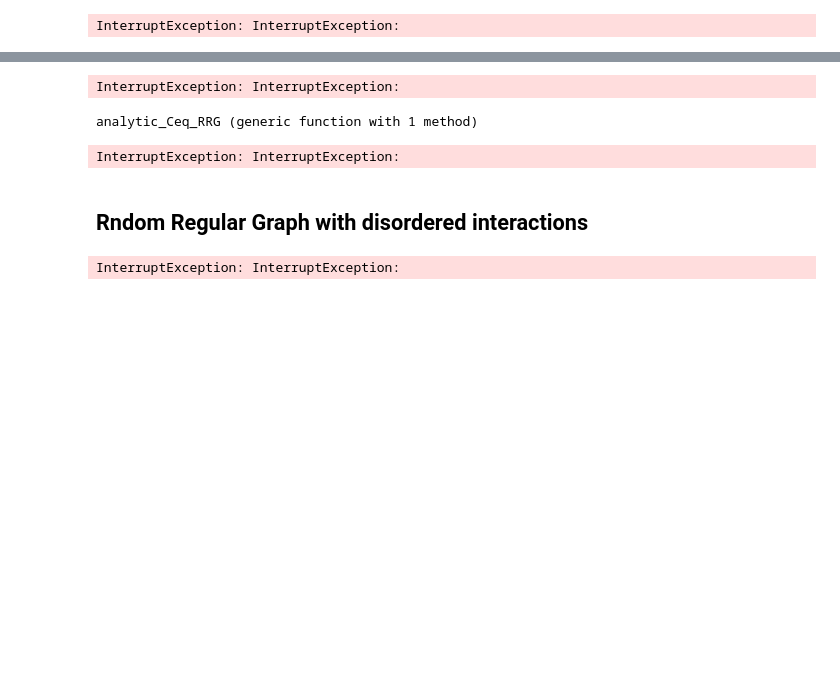
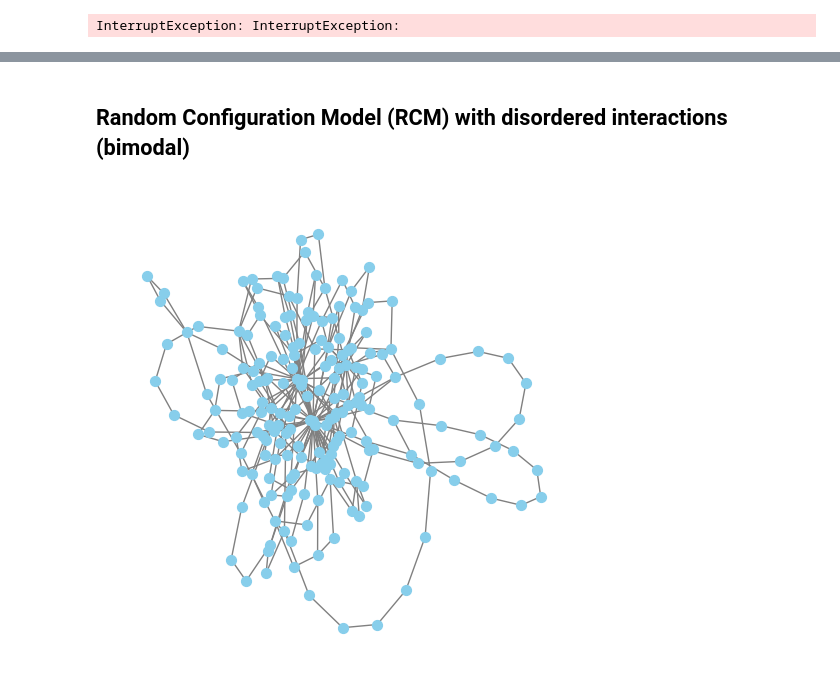
Before and after one commit to Mattiatarabolo/GaussianExpansionCavityMethod.jl, a Jupyter notebook: examples/linear_OrnteinUhlenbeck/test.ipynb, the cells around one changed output, grey strips where cells are left out. Cells and saved outputs as stored; diff of their text form; code cells hidden in the pictures; blank space fills up the shorter version.

```diff
--- a/examples/linear_OrnteinUhlenbeck/test.ipynb
+++ b/examples/linear_OrnteinUhlenbeck/test.ipynb
@@ -278,5 +645,5 @@ BoundsError: BoundsError: attempt to access 100-element Vector{Matrix{Float64}}
 # %%
-teq = 10.0
+teq = 200.0
 teq_idx = argmin(abs.(tsave_mc .- teq))
 
 model = OUModel(K, Jmat, lambdas, D)
@@ -287,30 +654,14 @@ T_G = Int((tmax-teq)/dt_G)
 nodes = run_cavity_EQ(model, dt_G, T_G; showprogress=true)
 
 C, R = compute_averages(nodes, model, T_G);
-# %% [output]
-InterruptException: InterruptException:
-# %%
-fint(t, x, J, l, a) = sqrt(a^2 - x^2) / (1 - x^2) * exp(J * x * t) / (l - J * x)
-
-function analytic_Ceq_RRG(t, K, J, lam, D)
-    a = 2 * sqrt(K - 1) / K
-    int, err = quadgk(x -> D * K * exp(- lam * t) / (2 * pi) * fint(t, x, J, lam, a), -a, a)
-end
-# %% [output]
-analytic_Ceq_RRG (generic function with 1 method)
 # %%
-lagvec_mc = exp10.(collect(range(log10(0.0000001), log10((tmax-teq) * 0.98); length=500)))
-lagidxs_mc = [argmin(abs.(view(tsave_mc,teq_idx:T_mc) .- t)) for t in lagvec_mc]
+lagvec_mc = exp10.(collect(range(log10(1e-2), log10((tmax-teq)); length=100)))
+lagidxs_mc = [argmin(abs.(view(tsave_mc,teq_idx:T_mc) .- teq .- t)) for t in lagvec_mc]
 # Remvoe duplicates
 lagidxs_mc = unique(lagidxs_mc)
 lagvec_mc = tsave_mc[lagidxs_mc]
 
 tvec_G = collect(range(0, T_G*dt_G, length=T_G + 1))
-
-Ceq_analytic = zeros(T_G + 1)
-for (idx, t) in enumerate(tvec_G)
-    Ceq_analytic[idx], _ = analytic_Ceq(t, K, J, lam, D)
-end
 
 autocorr_traj, err_autocorr_traj, l_idx = compute_autocorr_TTI(traj_alls, teq_idx; lag_indices=lagidxs_mc)
 lagvec_mc = tsave_mc[l_idx]
@@ -320,19 +671,16 @@ fig, ax = plt.subplots(1, 1, figsize=(6, 4), tight_layout=true)
 # Plot correlations
 ax.plot(tvec_G, C, color="blue", label="GECaM")
 ax.scatter(lagvec_mc, autocorr_traj, color="black", label="MC")
-#ax.fill_between(lagvec_mc, autocorr_traj .- err_autocorr_traj, autocorr_traj .+ err_autocorr_traj, color="black", alpha=0.1)
-ax.plot(tvec_G, Ceq_analytic ./ Ceq_analytic[1], color="red", label="Analytic")
+ax.fill_between(lagvec_mc, autocorr_traj .- err_autocorr_traj, autocorr_traj .+ err_autocorr_traj, color="black", alpha=0.1)
 ax.legend()
 ax.set_xlabel("τ")
 ax.set_ylabel("Ceq(τ)")
 ax.set_title("Equilibrium correlation")
 ax.set_yscale("log")
 ax.set_xscale("log")
-ax.set_ylim(minimum(autocorr_traj), 1.0)
-ax.set_xlim(1e-2, maximum(tvec_G))
+ax.set_ylim(1e-3, 1.5)
+ax.set_xlim(1e-2, 5e1)
 ax.grid(alpha=.5)
 
 plt.display(fig)
-fig.savefig("Ceq_ER.png", dpi=300, bbox_inches="tight")
+fig.savefig("Ceq_ER_Dis_Bim_N-$(N)_K-$(K)_lam-$(lam)_D-$(D)_J-$(Int(J*K)).png", dpi=300, bbox_inches="tight")
-# %% [output]
-InterruptException: InterruptException:
@@ -339,41 +692,60 @@ InterruptException: InterruptException:
 # %% [markdown]
-## Rndom Regular Graph with disordered interactions
+## Random Configuration Model (RCM) with disordered interactions (bimodal)
 # %%
-N, K = 400, 3
+N = 200
+alpha = 2.7
+kmin = 1
 
 rng = Xoshiro(1234)
 
-lam, J, D = 1.2, 1.0/K, 1.0
-Jmat = adjacency_matrix(erdos_renyi(N, K/N; rng=rng), Float64)
+degs = doubling_up_sampler.(alpha, kmin, rand(rng, N))
+sum_deg = sum(degs)
+while !(iseven(sum_deg))
+    degs = doubling_up_sampler.(alpha, kmin, rand(rng, N))
+    sum_deg = sum(degs)
+end
+K = mean(degs)
+G = random_configuration_model(N, degs)
+G_nx = to_networkx(G)
+
+# Draw the graph using networkx and matplotlib
+fig, ax = plt.subplots(1, 1, figsize=(5, 5), tight_layout=true)
+
+layout = nx.spring_layout(G_nx, seed=42)
+nx.draw(G_nx, pos=layout, ax=ax, with_labels=false, node_color="skyblue", edge_color="gray", node_size=50)
+plt.display(fig)
+
+lam, J, D = 2.5, 1.0/K, 1.0
+Jmat = adjacency_matrix(G, Float64)
 @inbounds @fastmath for i in 1:N
     @inbounds @fastmath @simd for j in i+1:N
         if Jmat[i, j] != 0
-            Jmat[i, j] = randn(rng) * sqrt(J)
+            Jmat[i, j] = rand(rng) > 0.5 ? J : -J
             Jmat[j, i] = Jmat[i, j]
         end
     end
 end
 lambdas = fill(lam, N)
 
-x0_min, x0_max = -1.0, 1.0
+x0_min, x0_max = 1.0, 1.0
 gen_J(N, K, J_params; rng=Xoshiro(1234)) = deepcopy(Jmat)
 gen_x0(N, x0_params; rng=Xoshiro(1234)) = rand(rng, N) .* (x0_params[2] - x0_params[1]) .+ x0_params[1]
 J_params = [J]
 x0_params = [x0_min, x0_max]
 
 ensemble_model = OUModelEnsemble(N, K, gen_J, J_params, lambdas, D, gen_x0, x0_params)
 
 dt_mc = 1e-2
 tmax = 500.0
-tsave_mc = collect(range(0.0, tmax; step=0.1))
+tsave_mc = collect(range(0.0, tmax; step=dt_mc))
 T_mc = length(tsave_mc)
 
-nsim = 1000
+nsim = 100
 
 # Sample ensemble
 tvals_alls, traj_alls = sample_ensemble_OU(ensemble_model, tmax, tsave_mc, nsim; rng=rng, showprogress=true, dt=dt_mc);
 # %% [output]
-InterruptException: InterruptException:
+[figure, added]
 # %%
 tvec_mc = collect(range(0.0, tmax; length=200))
 tidxs_mc = [argmin(abs.(tsave_mc .- t)) for t in tvec_mc]
```
Also changed, not shown: parts of 57 cells of this notebook, 5 other files.
